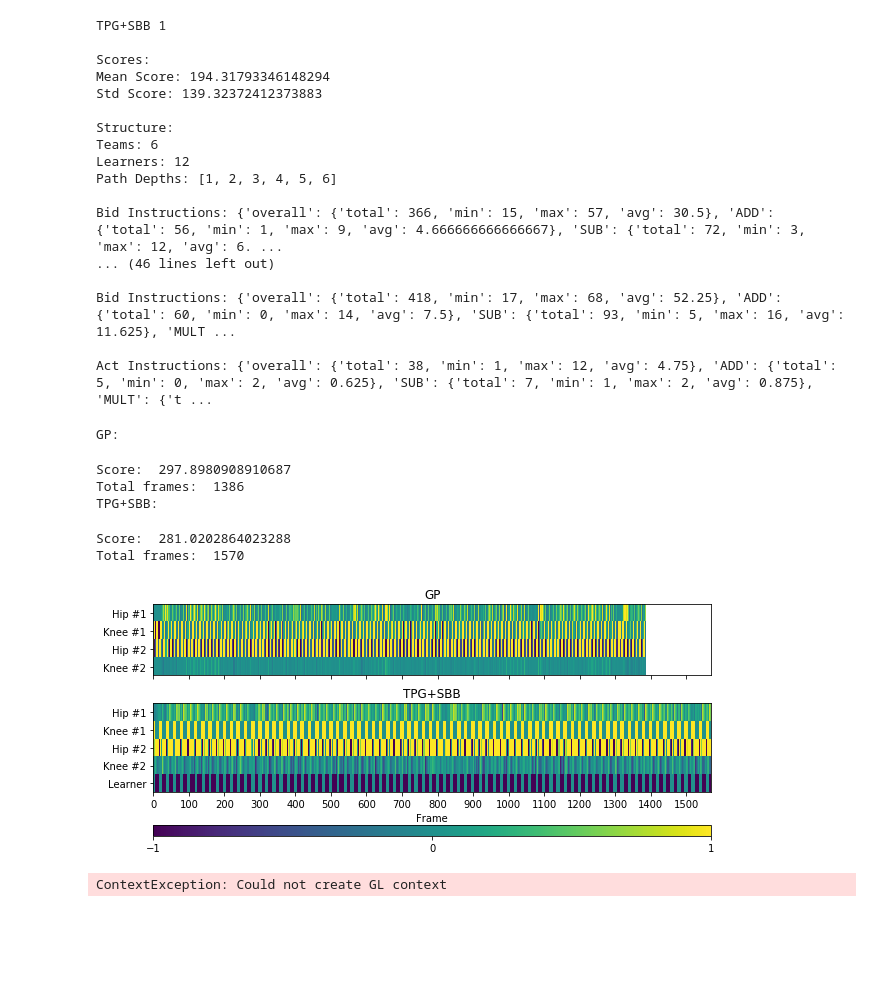
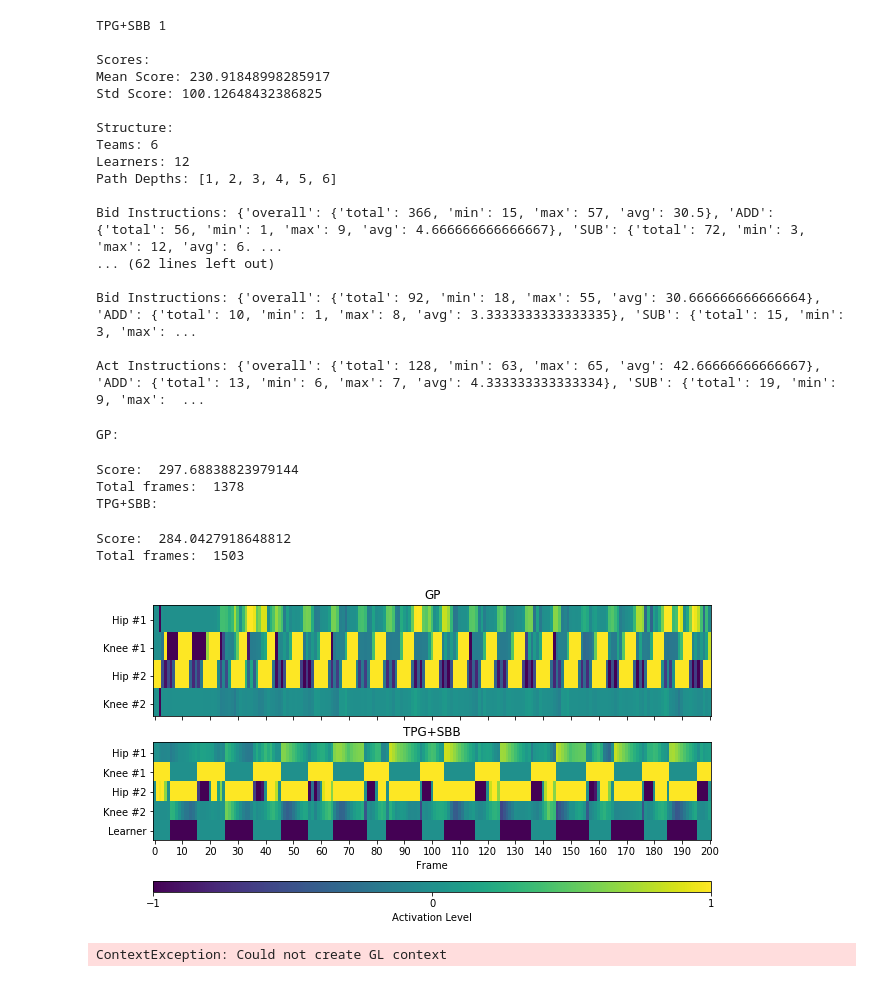
Before and after one commit to Ryan-Amaral/gp-bipedal-walker-analysis, a Jupyter notebook: champion_analysis.ipynb, the cells around one changed output. Saved outputs shown, nothing was run; the diff lists cells and outputs as text; code cells hidden in the pictures; blank space fills up the shorter version.

```diff
--- a/champion_analysis.ipynb
+++ b/champion_analysis.ipynb
@@ -31,23 +31,25 @@ tpgsbb1_agent = loadAgent("run-data/tpgsbb/1/agent.pkl")
 tpgsbb2_agent = loadAgent("run-data/tpgsbb/2/agent.pkl")
 tpgsbb3_agent = loadAgent("run-data/tpgsbb/3/agent.pkl") # best
 tpgsbb4_agent = loadAgent("run-data/tpgsbb/4/agent.pkl")
-tpgsbb_agents = [tpgsbb1_agent, tpgsbb2_agent, tpgsbb3_agent, tpgsbb4_agent]
+tpgsbb5_agent = loadAgent("run-data/tpgsbb/5/agent.pkl")
+tpgsbb_agents = [tpgsbb1_agent, tpgsbb2_agent, tpgsbb3_agent, tpgsbb4_agent, tpgsbb5_agent]
 
 # save scores over 1000 episodes
-gp1 = pickle.load(open("run-data/gp/1/agent-scores.pkl", "rb"))
-gp2 = pickle.load(open("run-data/gp/2/agent-scores.pkl", "rb"))
-gp3 = pickle.load(open("run-data/gp/3/agent-scores.pkl", "rb"))
-gp4 = pickle.load(open("run-data/gp/4/agent-scores.pkl", "rb"))
-gp5 = pickle.load(open("run-data/gp/5/agent-scores.pkl", "rb"))
+gp1 = pickle.load(open("run-data/gp/1/agent-reset-scores-2.pkl", "rb"))
+gp2 = pickle.load(open("run-data/gp/2/agent-reset-scores-2.pkl", "rb"))
+gp3 = pickle.load(open("run-data/gp/3/agent-reset-scores-2.pkl", "rb"))
+gp4 = pickle.load(open("run-data/gp/4/agent-reset-scores-2.pkl", "rb"))
+gp5 = pickle.load(open("run-data/gp/5/agent-reset-scores-2.pkl", "rb"))
 gp = gp1 + gp2 + gp3 + gp4 + gp5
 gps = [gp1, gp2, gp3, gp4, gp5]
 
-tpgsbb1 = pickle.load(open("run-data/tpgsbb/1/agent-scores.pkl", "rb"))
-tpgsbb2 = pickle.load(open("run-data/tpgsbb/2/agent-scores.pkl", "rb"))
-tpgsbb3 = pickle.load(open("run-data/tpgsbb/3/agent-scores.pkl", "rb"))
-tpgsbb4 = pickle.load(open("run-data/tpgsbb/4/agent-scores.pkl", "rb"))
-tpgsbb = tpgsbb1 + tpgsbb2 + tpgsbb3 + tpgsbb4
-tpgsbbs = [tpgsbb1, tpgsbb2, tpgsbb3, tpgsbb4]
+tpgsbb1 = pickle.load(open("run-data/tpgsbb/1/agent-reset-scores-2.pkl", "rb"))
+tpgsbb2 = pickle.load(open("run-data/tpgsbb/2/agent-reset-scores-2.pkl", "rb"))
+tpgsbb3 = pickle.load(open("run-data/tpgsbb/3/agent-reset-scores-2.pkl", "rb"))
+tpgsbb4 = pickle.load(open("run-data/tpgsbb/4/agent-reset-scores-2.pkl", "rb"))
+tpgsbb5 = pickle.load(open("run-data/tpgsbb/5/agent-reset-scores-2.pkl", "rb"))
+tpgsbb = tpgsbb1 + tpgsbb2 + tpgsbb3 + tpgsbb4 + tpgsbb5
+tpgsbbs = [tpgsbb1, tpgsbb2, tpgsbb3, tpgsbb4, tpgsbb5]
 # %%
 ax = plt.axes()
 
@@ -137,8 +116,8 @@ for i in range(len(tpgsbb_agents)):
 TPG+SBB 1
 
 Scores:
-Mean Score: 194.31793346148294
-Std Score: 139.32372412373883
+Mean Score: 230.91848998285917
+Std Score: 100.12648432386825
 
 Structure:
 Teams: 6
@@ -146,11 +125,11 @@ Learners: 12
 Path Depths: [1, 2, 3, 4, 5, 6]
 
 Bid Instructions: {'overall': {'total': 366, 'min': 15, 'max': 57, 'avg': 30.5}, 'ADD': {'total': 56, 'min': 1, 'max': 9, 'avg': 4.666666666666667}, 'SUB': {'total': 72, 'min': 3, 'max': 12, 'avg': 6. ...
-... (46 lines left out)
+... (62 lines left out)
 
-Bid Instructions: {'overall': {'total': 418, 'min': 17, 'max': 68, 'avg': 52.25}, 'ADD': {'total': 60, 'min': 0, 'max': 14, 'avg': 7.5}, 'SUB': {'total': 93, 'min': 5, 'max': 16, 'avg': 11.625}, 'MULT ...
+Bid Instructions: {'overall': {'total': 92, 'min': 18, 'max': 55, 'avg': 30.666666666666664}, 'ADD': {'total': 10, 'min': 1, 'max': 8, 'avg': 3.3333333333333335}, 'SUB': {'total': 15, 'min': 3, 'max': ...
 
-Act Instructions: {'overall': {'total': 38, 'min': 1, 'max': 12, 'avg': 4.75}, 'ADD': {'total': 5, 'min': 0, 'max': 2, 'avg': 0.625}, 'SUB': {'total': 7, 'min': 1, 'max': 2, 'avg': 0.875}, 'MULT': {'t ...
+Act Instructions: {'overall': {'total': 128, 'min': 63, 'max': 65, 'avg': 42.66666666666667}, 'ADD': {'total': 13, 'min': 6, 'max': 7, 'avg': 4.333333333333334}, 'SUB': {'total': 19, 'min': 9, 'max':  ...
 # %%
 """
 Check out some metrics of Agents actions during a run.
@@ -227,11 +206,11 @@ for lrnr in getLearners(tpgsbb3_agent.team):
     tpgsbb_lrnrs[str(lrnr.id)] = lrnr
 # %% [output]
 GP:
-Score:  297.8980908910687
-Total frames:  1386
+Score:  297.68838823979144
+Total frames:  1378
 TPG+SBB:
-Score:  281.0202864023288
-Total frames:  1570
+Score:  284.0427918648812
+Total frames:  1503
 # %%
 # get data from gp path
 for path in gp_paths:
@@ -273,10 +252,10 @@ fig, (ax1, ax2) = plt.subplots(2,1, sharex=True, figsize=(10,6))
 GP
 """
 
-action_pixels = np.repeat(np.array(gp_actions).T, (50,50,50,50), axis=0)
+action_pixels = np.repeat(np.array(gp_actions).T, (10,10,10,10), axis=0)[:,:201]
 
 ax1.imshow(action_pixels)
-ax1.set_yticks([25, 75, 125, 175])
+ax1.set_yticks([5, 15, 25, 35])
 ax1.set_yticklabels(["Hip #1", "Knee #1", "Hip #2", "Knee #2"])
 ax1.set_title("GP")
 ax1.set_xticks([])
@@ -288,40 +267,41 @@ TPG+SBB
 # get all the learners that made an action each step
 action_learners = []
 al_uniques = set()
 for al_list in tpgsbb_learners_vis:
     action_learners.append(al_list[-1])
     al_uniques.add(al_list[-1])
 
 action_learners = np.array(action_learners)
 # convert learner ids to other value
 for i, al in enumerate(al_uniques):
     action_learners = np.where(action_learners==al,
         ((i/len(al_uniques))*2)-1,
         action_learners)
 
 # make numeric
 action_learners = np.array(action_learners, dtype=float)
 
 # put together pixels from actions and learner selection
 action_pixels = np.repeat(
     np.concatenate((np.array(tpgsbb_actions).T, (action_learners,))),
-    (50,50,50,50,50), axis=0)
+    (10,10,10,10,10), axis=0)[:,:201]
 
-img = ax2.imshow(action_pixels)
+img = ax2.imshow(action_pixels, aspect="auto")
 cb = fig.colorbar(img, ticks=[-1,0,1], orientation="horizontal",
-                 aspect=50)
+                 aspect=50, pad=0.25)
+cb.set_label("Activation Level")
 
-ax2.set_yticks([25, 75, 125, 175, 225])
+ax2.set_yticks([5, 15, 25, 35, 45])
 ax2.set_yticklabels(["Hip #1", "Knee #1", "Hip #2", "Knee #2", "Learner"])
 ax2.set_title("TPG+SBB")
-ax2.set_xticks(range(0, 1600, 100))
+ax2.set_xticks(range(0, 201, 10))
 ax2.set_xlabel("Frame")
 
-plt.subplots_adjust(hspace=-0.5)
+plt.subplots_adjust(hspace=0)
 
 plt.show()
 # %% [output]
-[figure, old version]
+[figure, new version]
 # %%
 """
 Visualize a run.
```
Also changed, not shown: parts of 3 cells of this notebook, 27 other files.
